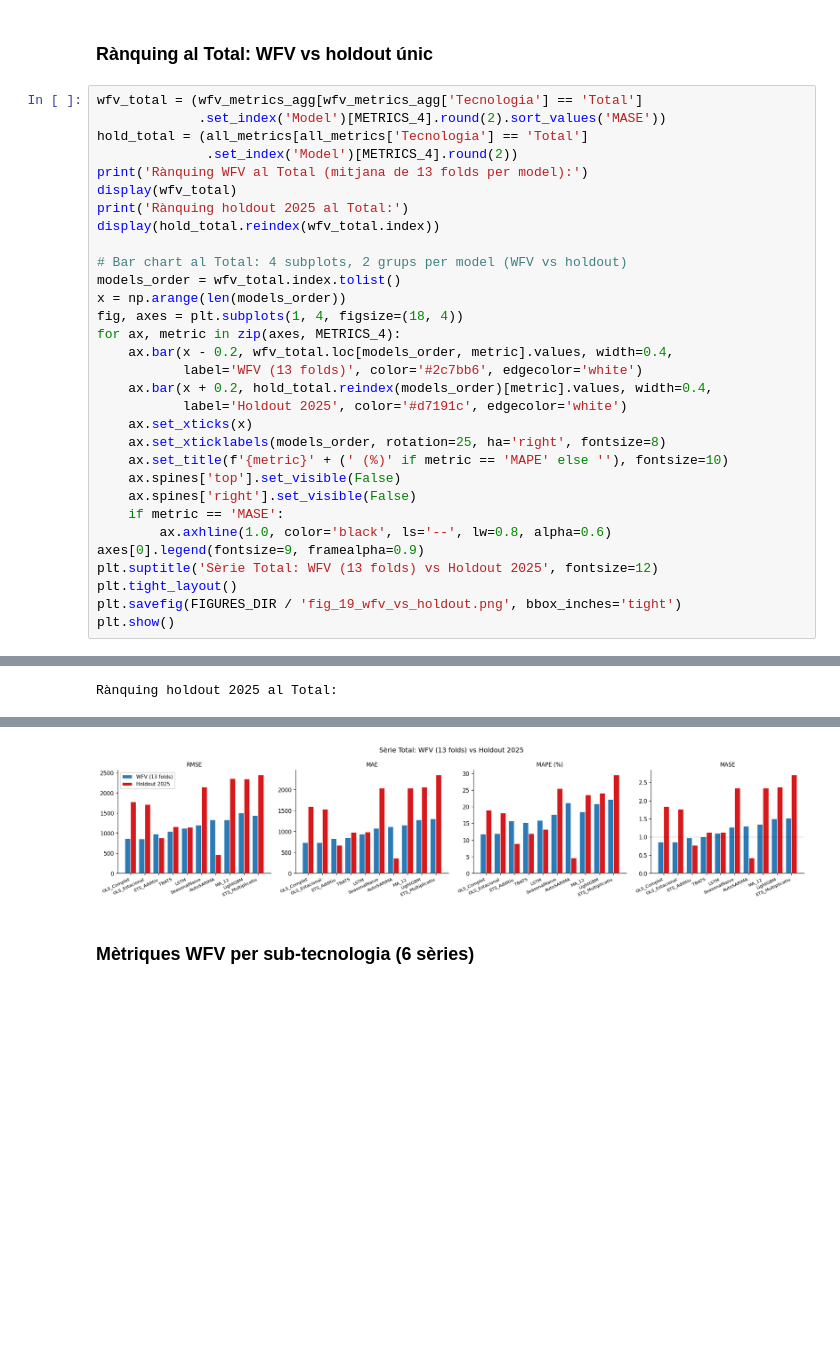
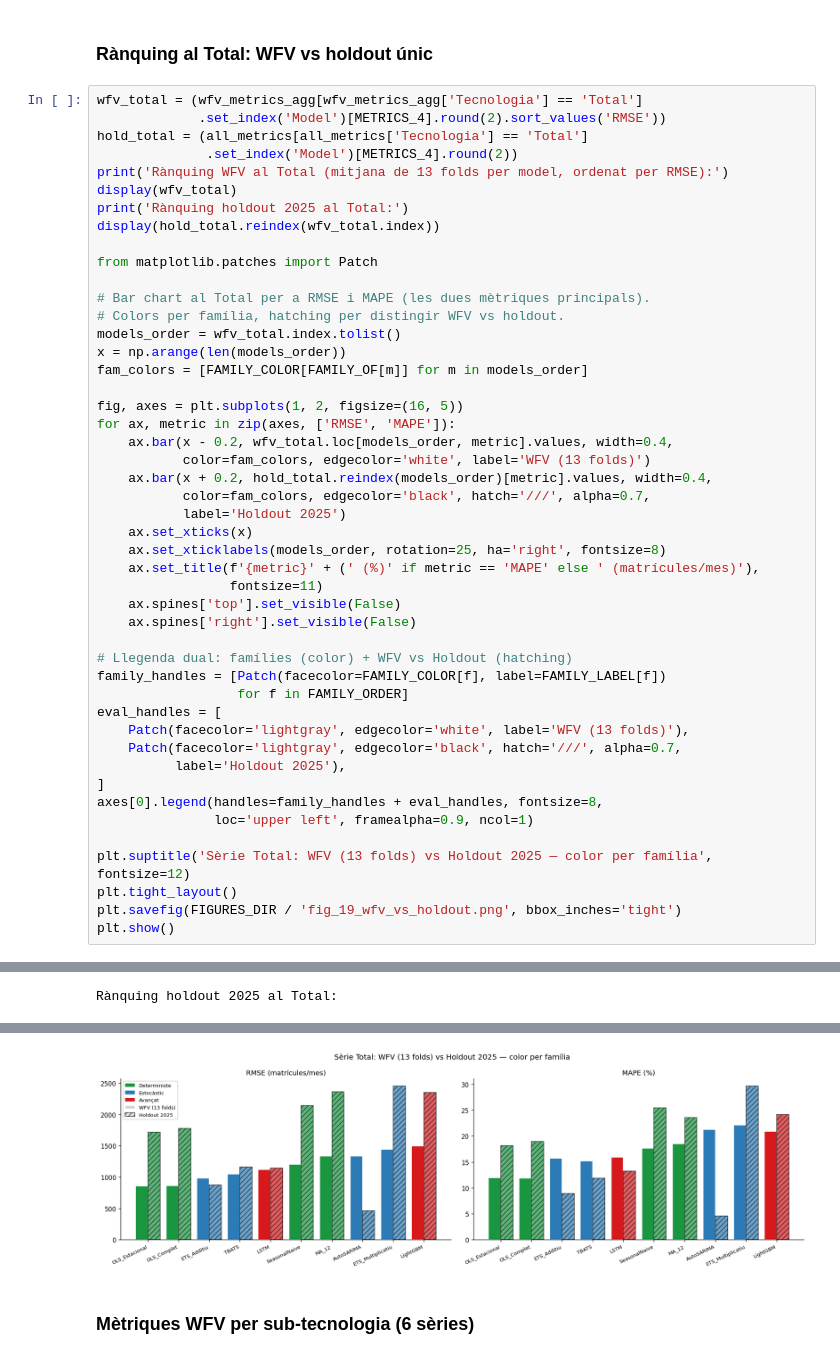
Before and after one commit to C0SBEL/projecte-forecasting, a Jupyter notebook: notebooks/evaluation.ipynb, the cells around one changed output, grey strips where cells are left out. Cells and saved outputs as stored; diff of their text form; blank space fills up the shorter version.

```diff
--- a/notebooks/evaluation.ipynb
+++ b/notebooks/evaluation.ipynb
@@ -393,32 +456,48 @@ Tecnologies × Models: 70 files
 ### Rànquing al Total: WFV vs holdout únic
 # %%
 wfv_total = (wfv_metrics_agg[wfv_metrics_agg['Tecnologia'] == 'Total']
-             .set_index('Model')[METRICS_4].round(2).sort_values('MASE'))
+             .set_index('Model')[METRICS_4].round(2).sort_values('RMSE'))
 hold_total = (all_metrics[all_metrics['Tecnologia'] == 'Total']
               .set_index('Model')[METRICS_4].round(2))
-print('Rànquing WFV al Total (mitjana de 13 folds per model):')
+print('Rànquing WFV al Total (mitjana de 13 folds per model, ordenat per RMSE):')
 display(wfv_total)
 print('Rànquing holdout 2025 al Total:')
 display(hold_total.reindex(wfv_total.index))
 
-# Bar chart al Total: 4 subplots, 2 grups per model (WFV vs holdout)
+from matplotlib.patches import Patch
+
+# Bar chart al Total per a RMSE i MAPE (les dues mètriques principals).
+# Colors per família, hatching per distingir WFV vs holdout.
 models_order = wfv_total.index.tolist()
 x = np.arange(len(models_order))
-fig, axes = plt.subplots(1, 4, figsize=(18, 4))
-for ax, metric in zip(axes, METRICS_4):
+fam_colors = [FAMILY_COLOR[FAMILY_OF[m]] for m in models_order]
+
+fig, axes = plt.subplots(1, 2, figsize=(16, 5))
+for ax, metric in zip(axes, ['RMSE', 'MAPE']):
     ax.bar(x - 0.2, wfv_total.loc[models_order, metric].values, width=0.4,
-           label='WFV (13 folds)', color='#2c7bb6', edgecolor='white')
+           color=fam_colors, edgecolor='white', label='WFV (13 folds)')
     ax.bar(x + 0.2, hold_total.reindex(models_order)[metric].values, width=0.4,
-           label='Holdout 2025', color='#d7191c', edgecolor='white')
+           color=fam_colors, edgecolor='black', hatch='///', alpha=0.7,
+           label='Holdout 2025')
     ax.set_xticks(x)
     ax.set_xticklabels(models_order, rotation=25, ha='right', fontsize=8)
-    ax.set_title(f'{metric}' + (' (%)' if metric == 'MAPE' else ''), fontsize=10)
+    ax.set_title(f'{metric}' + (' (%)' if metric == 'MAPE' else ' (matrícules/mes)'),
+                 fontsize=11)
     ax.spines['top'].set_visible(False)
     ax.spines['right'].set_visible(False)
-    if metric == 'MASE':
-        ax.axhline(1.0, color='black', ls='--', lw=0.8, alpha=0.6)
-axes[0].legend(fontsize=9, framealpha=0.9)
-plt.suptitle('Sèrie Total: WFV (13 folds) vs Holdout 2025', fontsize=12)
+
+# Llegenda dual: famílies (color) + WFV vs Holdout (hatching)
+family_handles = [Patch(facecolor=FAMILY_COLOR[f], label=FAMILY_LABEL[f])
+                  for f in FAMILY_ORDER]
+eval_handles = [
+    Patch(facecolor='lightgray', edgecolor='white', label='WFV (13 folds)'),
+    Patch(facecolor='lightgray', edgecolor='black', hatch='///', alpha=0.7,
+          label='Holdout 2025'),
+]
+axes[0].legend(handles=family_handles + eval_handles, fontsize=8,
+               loc='upper left', framealpha=0.9, ncol=1)
+
+plt.suptitle('Sèrie Total: WFV (13 folds) vs Holdout 2025 — color per família', fontsize=12)
 plt.tight_layout()
 plt.savefig(FIGURES_DIR / 'fig_19_wfv_vs_holdout.png', bbox_inches='tight')
 plt.show()
@@ -452,4 +531,4 @@ Rànquing holdout 2025 al Total:
-[figure, old version]
+[figure, new version]
 # %% [markdown]
 ### Mètriques WFV per sub-tecnologia (6 sèries)
 # %%
```
Also changed, not shown: parts of 16 cells of this notebook, 41 other files.
